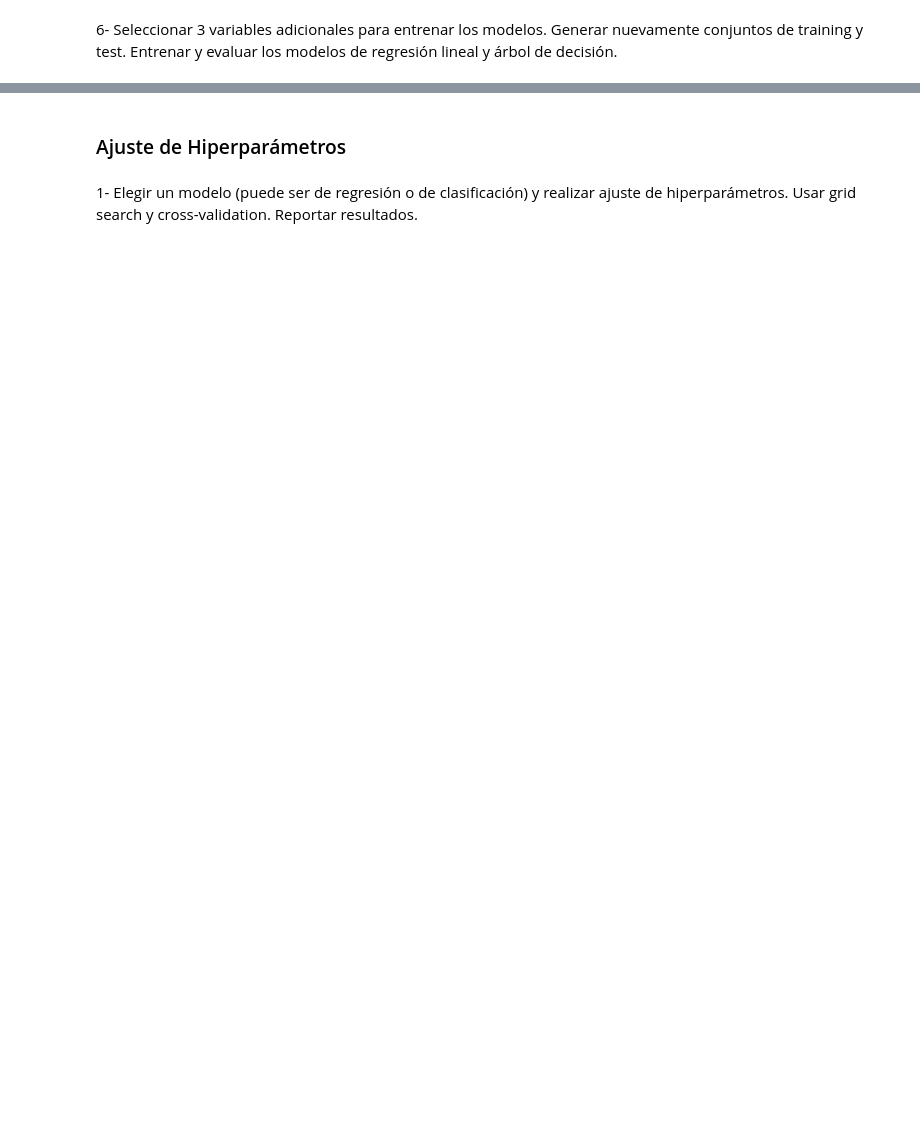
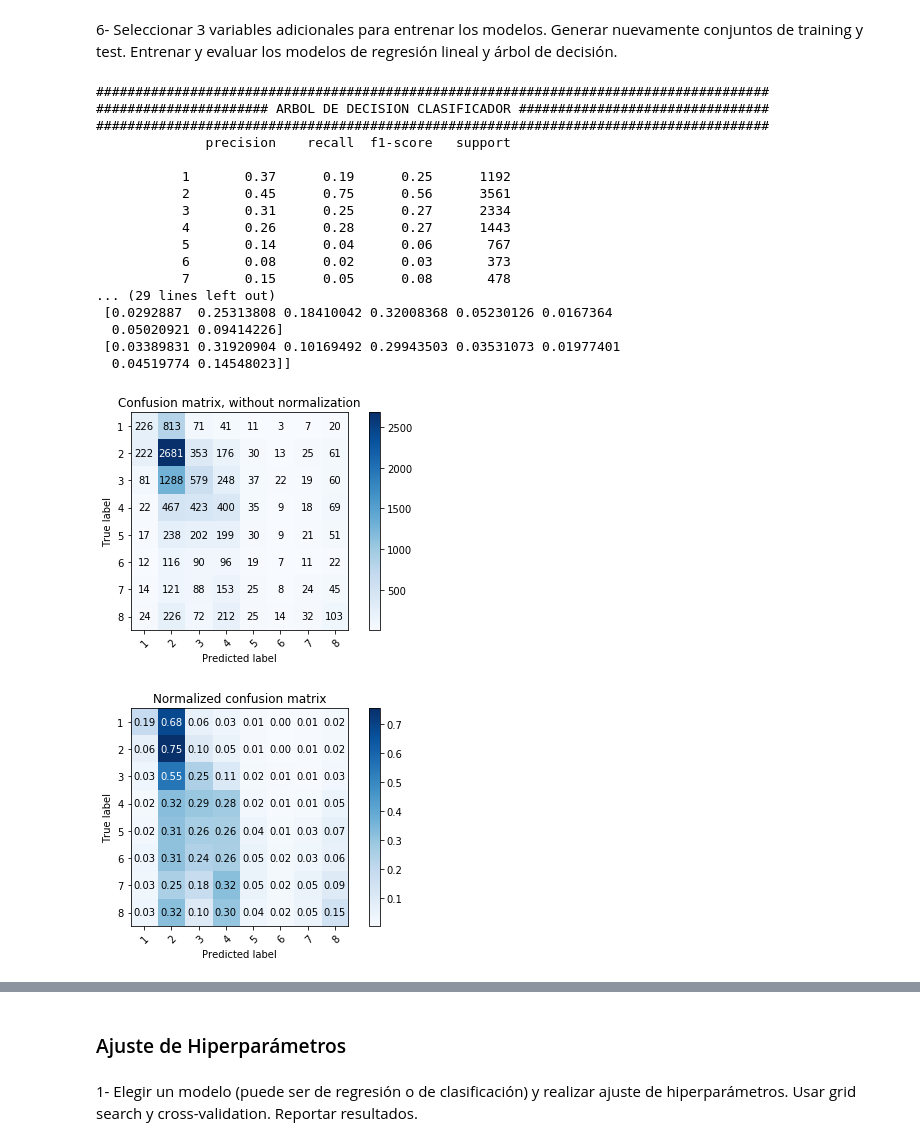
Before and after one commit to nahuelalmeira/poblacionPenal, a Jupyter notebook: IntroML/DiploDatos_PoblacionPenitenciariaArgentina_Intro_ML.ipynb, the cells around one changed output, grey strips where cells are left out. Cells and saved outputs as stored; diff of their text form; code cells hidden in the pictures; blank space fills up the shorter version.

```diff
--- a/IntroML/DiploDatos_PoblacionPenitenciariaArgentina_Intro_ML.ipynb
+++ b/IntroML/DiploDatos_PoblacionPenitenciariaArgentina_Intro_ML.ipynb
@@ -420,2 +787,56 @@ Test:  (0.3858695652173913, 0.5445975659248679, 0.3858695652173913, 0.4377019296
 # %% [markdown]
 6- Seleccionar 3 variables adicionales para entrenar los modelos. Generar nuevamente conjuntos de training y test. Entrenar y evaluar los modelos de regresión lineal y árbol de decisión.
+# %%
+variables  = ['genero', 'nivel_instruccion', 'ultima_situacion_laboral']
+feature_columns = variables + delito_columns
+columns = feature_columns + ['duracion_condena_rango']
+data = filtered_data[columns]
+df4 = pd.DataFrame(data, columns=columns)
+df4
+
+df_delitos4 = df4.copy()
+df_delitos4[feature_columns] = df_delitos4[feature_columns].astype('category')
+cat_columns = df_delitos4.select_dtypes(['category']).columns
+df_delitos4[cat_columns] = df_delitos4[cat_columns].apply(lambda x: x.cat.codes)
+
+X = df_delitos4[feature_columns]
+y = df_delitos4['duracion_condena_rango']
+
+X_train, X_test, y_train, y_test = train_test_split(X, y)
+# %%
+print('######################################################################################')
+print('###################### ARBOL DE DECISION CLASIFICADOR ################################')
+print('######################################################################################')
+clf_tree = DecisionTreeClassifier().fit(X_train, y_train)
+y_pred = clf_tree.predict(X_test)
+classification_results(y_test, y_pred)
+
+# Plot non-normalized confusion matrix
+plot_confusion_matrix(y_test, y_pred, classes=class_names,
+                      title='Confusion matrix, without normalization')
+
+# Plot normalized confusion matrix
+plot_confusion_matrix(y_test, y_pred, classes=class_names, normalize=True,
+                      title='Normalized confusion matrix')
+
+plt.tight_layout()  # Optional ... often improves the layout
+# %% [output]
+######################################################################################
+###################### ARBOL DE DECISION CLASIFICADOR ################################
+######################################################################################
+              precision    recall  f1-score   support
+
+           1       0.37      0.19      0.25      1192
+           2       0.45      0.75      0.56      3561
+           3       0.31      0.25      0.27      2334
+           4       0.26      0.28      0.27      1443
+           5       0.14      0.04      0.06       767
+           6       0.08      0.02      0.03       373
+           7       0.15      0.05      0.08       478
+... (29 lines left out)
+ [0.0292887  0.25313808 0.18410042 0.32008368 0.05230126 0.0167364
+  0.05020921 0.09414226]
+ [0.03389831 0.31920904 0.10169492 0.29943503 0.03531073 0.01977401
+  0.04519774 0.14548023]]
+[figure, added]
+[figure, added]
```
Also changed, not shown: parts of 63 cells of this notebook.
